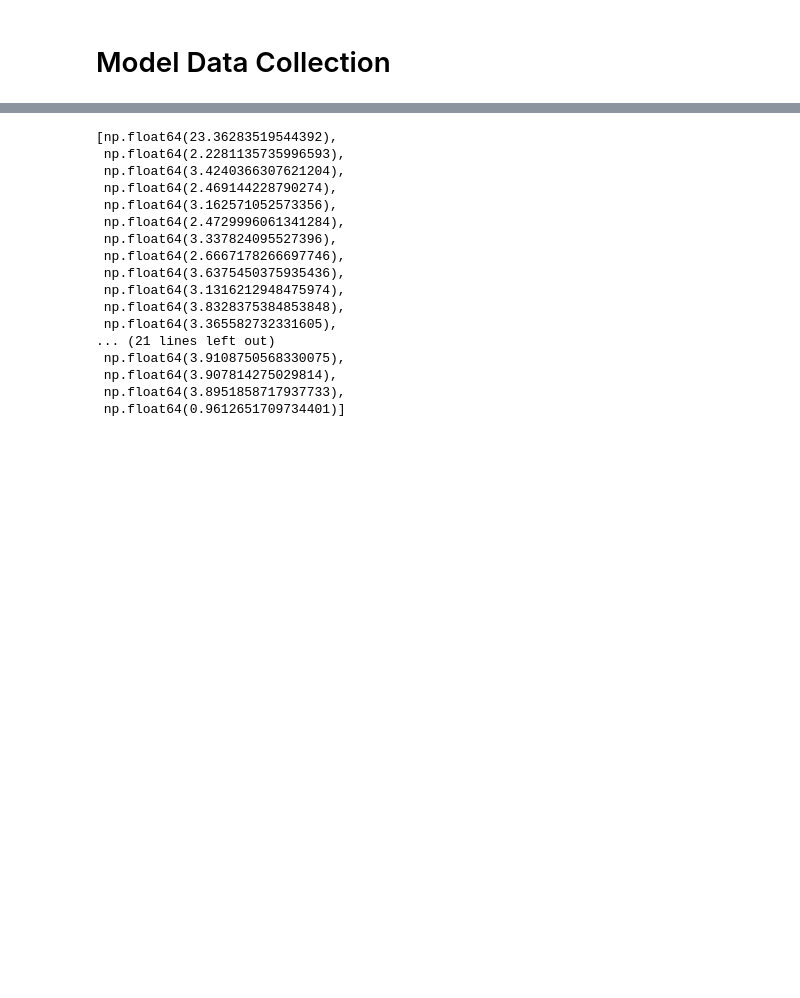
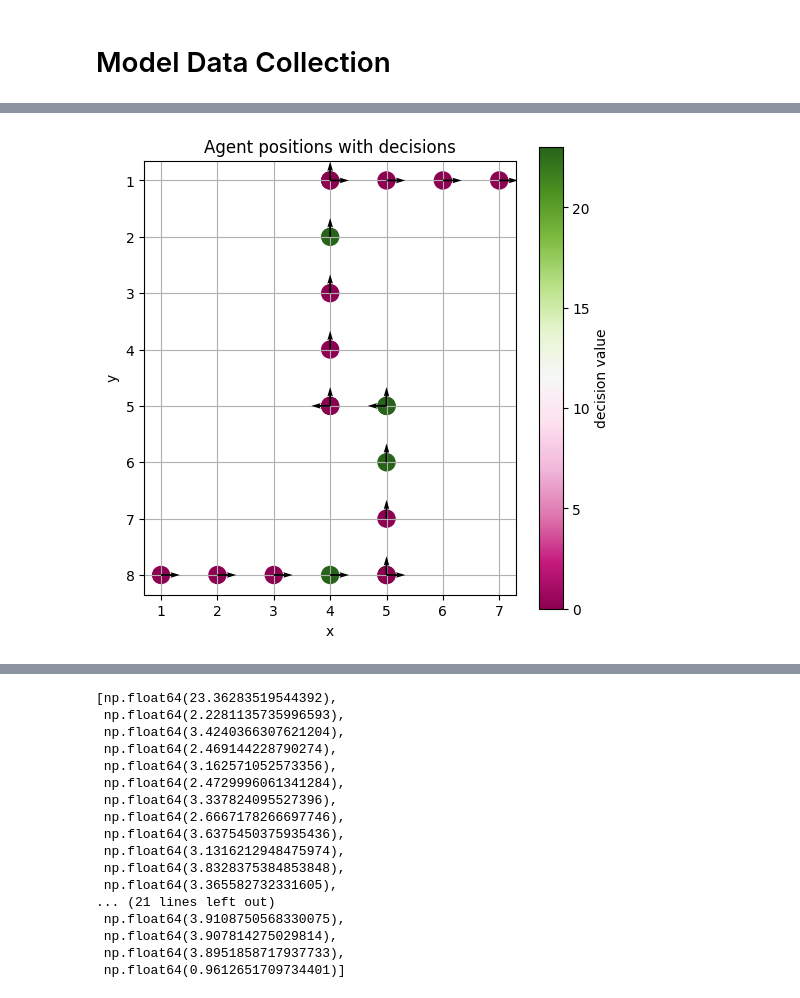
Before and after one commit to iulia-rusu/Information-to-Go, a Jupyter notebook: prob_q_refactored.ipynb, the cells around one changed output, grey strips where cells are left out. Cells and saved outputs as stored; diff of their text form; code cells hidden in the pictures; blank space fills up the shorter version.

Commit message:
regularized mlp code, foraging dataframe plotting

```diff
--- a/prob_q_refactored.ipynb
+++ b/prob_q_refactored.ipynb
@@ -913,0 +994,39 @@ analyze.walk()
+# %%
+positions_decisions = []
+for i in range(len(analyze.states)):
+    x = analyze.state_index_to_position(analyze.states[i])
+    positions_decisions.append(x)
+# %%
+##map out decision
+xs, ys, dirs = zip(*positions_decisions)
+dir_to_vec = {0: ( 1, 0),
+              1: ( 0,  1),
+              2: ( -1,  0),
+              3: (0,  -1)}
+dx, dy = zip(*[dir_to_vec[d] for d in dirs])
+fig, ax = plt.subplots(figsize=(6, 6))
+# 3-a. scatter points coloured by decision* value
+sc = ax.scatter(xs, ys, c=(analyze.decisions), cmap="PiYG", s=150)
+cb = fig.colorbar(sc, ax=ax, label="decision value")
+
+# 3-b. arrows showing facing direction (optional)
+ax.quiver(xs, ys, dx, dy,
+          angles='xy', scale_units='xy', scale=3,
+          width=0.005, color='black', zorder=4)
+
+# # 3-c. annotate each point with the raw decision label/value
+# for (x, y), d in zip(zip(xs, ys), analyze.decisions):
+#     ax.text(x, y, str(d), ha="center", va="center",
+#             fontsize=8, color="black", weight="bold", zorder=5)
+
+# 3-d. cosmetic grid settings
+ax.set_aspect('equal')
+ax.invert_yaxis()           # MiniGrid / screen-like origin (0,0) at top-left
+ax.grid(True, zorder=1)
+ax.set_xlabel("x")
+ax.set_ylabel("y")
+ax.set_title("Agent positions with decisions")
+
+plt.show()
+# %% [output]
+[figure, added]
```
Also changed, not shown: parts of 18 cells of this notebook, 7 other files.
